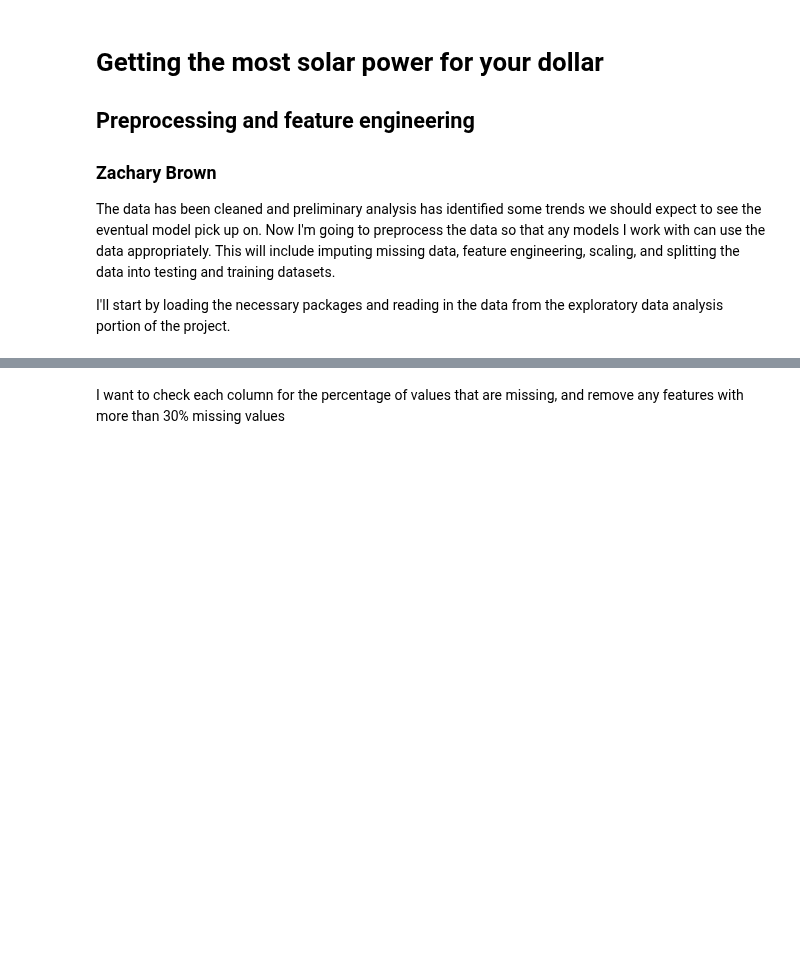
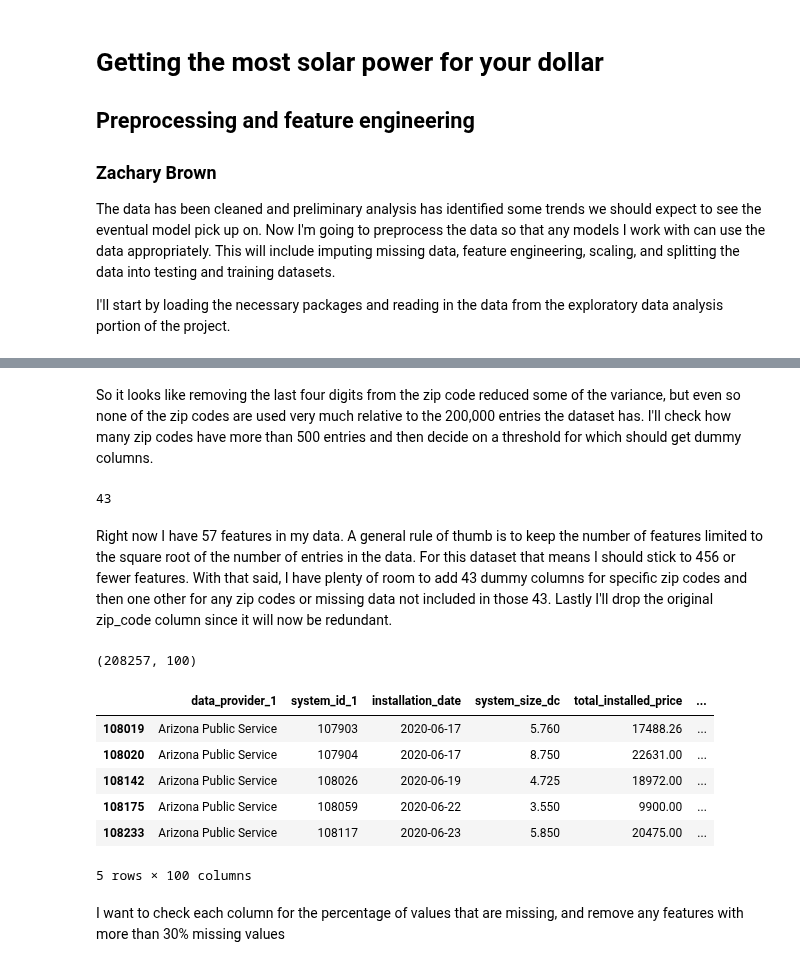
Before and after one commit to zjbrown0689/Solar-Panel-Capstone, a Jupyter notebook: notebooks/preprocessing.ipynb, the cells around one changed output, grey strips where cells are left out. Cells and saved outputs as stored; diff of their text form; code cells hidden in the pictures; blank space fills up the shorter version.

Commit message:
Updated with dummy zips

```diff
--- a/notebooks/preprocessing.ipynb
+++ b/notebooks/preprocessing.ipynb
@@ -27 +36,3 @@ data.columns.groupby(data.dtypes)
+# %%
+data=data.drop(columns=['city'])
 # %% [markdown]
@@ -29,2 +44,2 @@ I'm going to convert zip code from 9 digit to 5, and then switch the data type f
 # %%
-data['zip_code'] = data['zip_code'][0:5].astype(int)
+data['zip_code'] = data['zip_code'].str[0:5]
@@ -31,3 +57,36 @@ data['zip_code'] = data['zip_code'][0:5].astype(int)
+# %% [markdown]
+So it looks like removing the last four digits from the zip code reduced some of the variance, but even so none of the zip codes are used very much relative to the 200,000 entries the dataset has. I'll check how many zip codes have more than 500 entries and then decide on a threshold for which should get dummy columns.
+# %%
+print((data['zip_code'].value_counts() > 500).sum())
+# %% [output]
+43
+# %% [markdown]
+Right now I have 57 features in my data. A general rule of thumb is to keep the number of features limited to the square root of the number of entries in the data. For this dataset that means I should stick to 456 or fewer features. With that said, I have plenty of room to add 43 dummy columns for specific zip codes and then one other for any zip codes or missing data not included in those 43. Lastly I'll drop the original zip_code column since it will now be redundant.
+# %%
+data['zip_other'] = 0
+small_zips = []
+
+for zipcode in data['zip_code'].unique():
+    if data['zip_code'].value_counts(dropna=False)[zipcode] > 500:
+        data[f'zip_{zipcode}'] = (data['zip_code'] == zipcode)*1
+    else:
+        small_zips.append(zipcode)
+
+data.loc[data['zip_code'].isin(small_zips), 'zip_other'] = 1
+data = data.drop(columns=['zip_code'])
+data.shape
+# %% [output]
+(208257, 100)
+# %%
+data.head()
+# %% [output]
+|  | data_provider_1 | system_id_1 | installation_date | system_size_dc | total_installed_price | ... |
+| 108019 | Arizona Public Service | 107903 | 2020-06-17 | 5.760 | 17488.26 | ... |
+| 108020 | Arizona Public Service | 107904 | 2020-06-17 | 8.750 | 22631.00 | ... |
+| 108142 | Arizona Public Service | 108026 | 2020-06-19 | 4.725 | 18972.00 | ... |
+| 108175 | Arizona Public Service | 108059 | 2020-06-22 | 3.550 | 9900.00 | ... |
+| 108233 | Arizona Public Service | 108117 | 2020-06-23 | 5.850 | 20475.00 | ... |
+5 rows × 100 columns
 # %% [markdown]
 I want to check each column for the percentage of values that are missing, and remove any features with more than 30% missing values
 # %%
```
Also changed, not shown: parts of 37 cells of this notebook.
